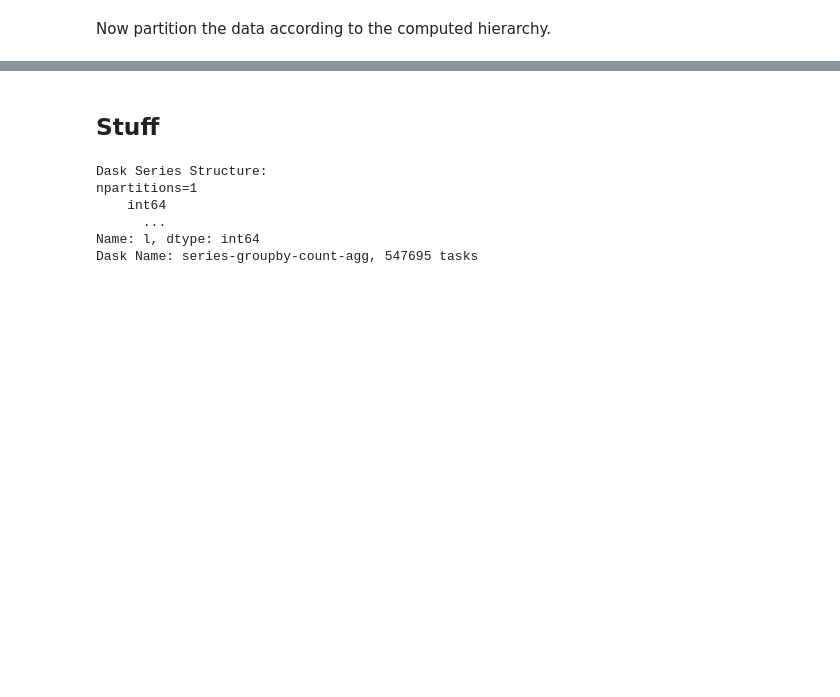
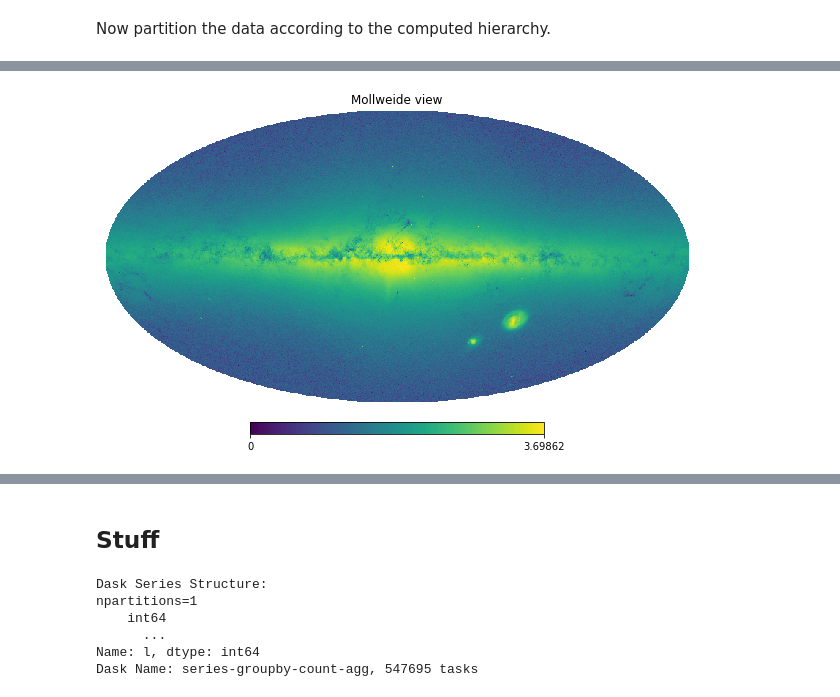
Before and after one commit to mjuric/HIPS, a Jupyter notebook: visualize.ipynb, the cells around one changed output, grey strips where cells are left out. Drawn from its saved outputs; the diff is of its cells as text; code cells hidden in the pictures; blank space fills up the shorter version.

```diff
--- a/visualize.ipynb
+++ b/visualize.ipynb
@@ -529,0 +690,4 @@ hp.mollview(np.log10(img+1), nest=True)
+# %%
+from dask.distributed import Client, progress
+client = Client(n_workers=48, threads_per_worker=1)
+client.cluster
@@ -529,0 +713,70 @@ hp.mollview(np.log10(img+1), nest=True)
+# %%
+%%time
+
+import numpy as np
+import healpy as hp
+import dask
+import os, glob
+import dask.bag as db
+import dask.dataframe as dd
+from functools import partial
+from dask.distributed import worker_client, as_completed
+
+def _hist_parts(parts, k, lon, lat):
+    # histogram the dataframe(s), and return the image
+##    print("XXXXX", type(parts), len(parts), type(parts[0]))
+    img = np.zeros(hp.order2npix(k), dtype=np.uint32)
+    with worker_client() as client:
+        parts = client.compute(parts)
+#    if True:
+        for df in as_completed(parts):
+#            df = df.compute(scheduler='single-threaded')
+####            df = df.compute()
+            df = df.result()
+##            print(f"Histogramming {len(df)}")
+            hpix = hp.ang2pix(2**k, df[lon].values, df[lat].values, lonlat=True, nest=True)
+            hpix, ct = np.unique(hpix, return_counts=True)
+            img[hpix] += ct.astype(np.uint32)
+
+    return img
+
+def trace_part(df):
+    print(f"Loaded {len(df)}")
+    return df
+
+def histogram(t, k=10, lon='ra', lat='dec'):
+    return t.reduction(partial(_hist_parts, k=k, lon=lon, lat=lat), sum)
+
+def read_hipscat_df(path, format='parquet', load_partitions=None, columns=None):
+    pattern = os.path.join(path, '*', '*', f'catalog.{format}')
+    urls = glob.glob(pattern)
+    if load_partitions is not None:
+        urls = urls[:load_partitions]
+
+    df = dd.read_parquet(urls, columns=columns)
+    return df
+
+@dask.delayed
+def make_delayed(var):
+    return var
+
+def chunk(lst, n):
+    """Yield successive n-sized chunks from lst."""
+    for i in range(0, len(lst), n):
+        yield lst[i:i + n]
+
+print("Computing")
+df = read_hipscat_df('output', load_partitions=None, columns=['l', 'b'])#.map_partitions(trace_part)
+# convert to a bag of dataframes
+#dl = [ make_delayed(lst) for lst in chunk(df.to_delayed(), 5) ]
+#t = db.from_delayed(dl)
+t = db.from_sequence(df.to_delayed())
+
+img = histogram(t, lon='l', lat='b')
+#img = img.compute(scheduler='single-threaded')
+img = img.compute(optimize_graph=False)
+#img.visualize()
+
+print("Plotting")
+hp.mollview(np.log10(img+1), nest=True)
+# %% [output]
@@ -529,0 +787 @@ hp.mollview(np.log10(img+1), nest=True)
+[figure, added]
```
Also changed, not shown: parts of 50 cells of this notebook, 4 other files.
